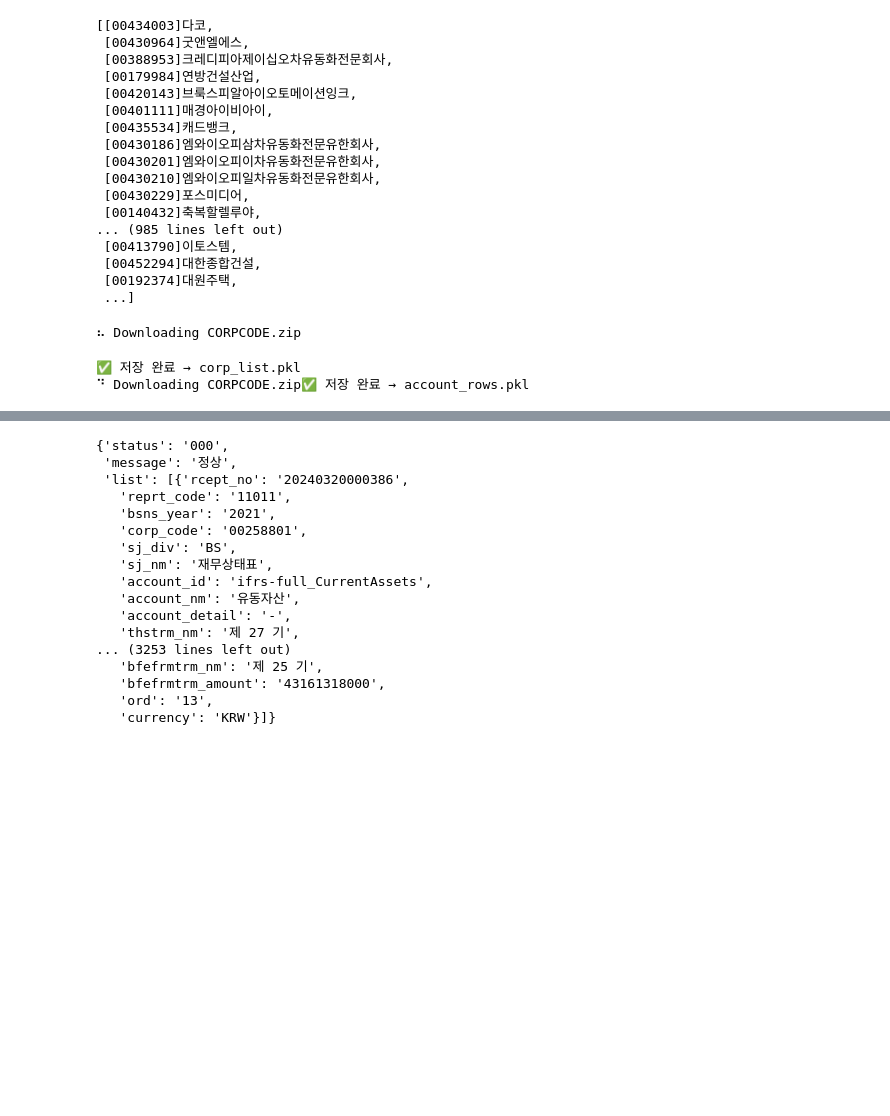
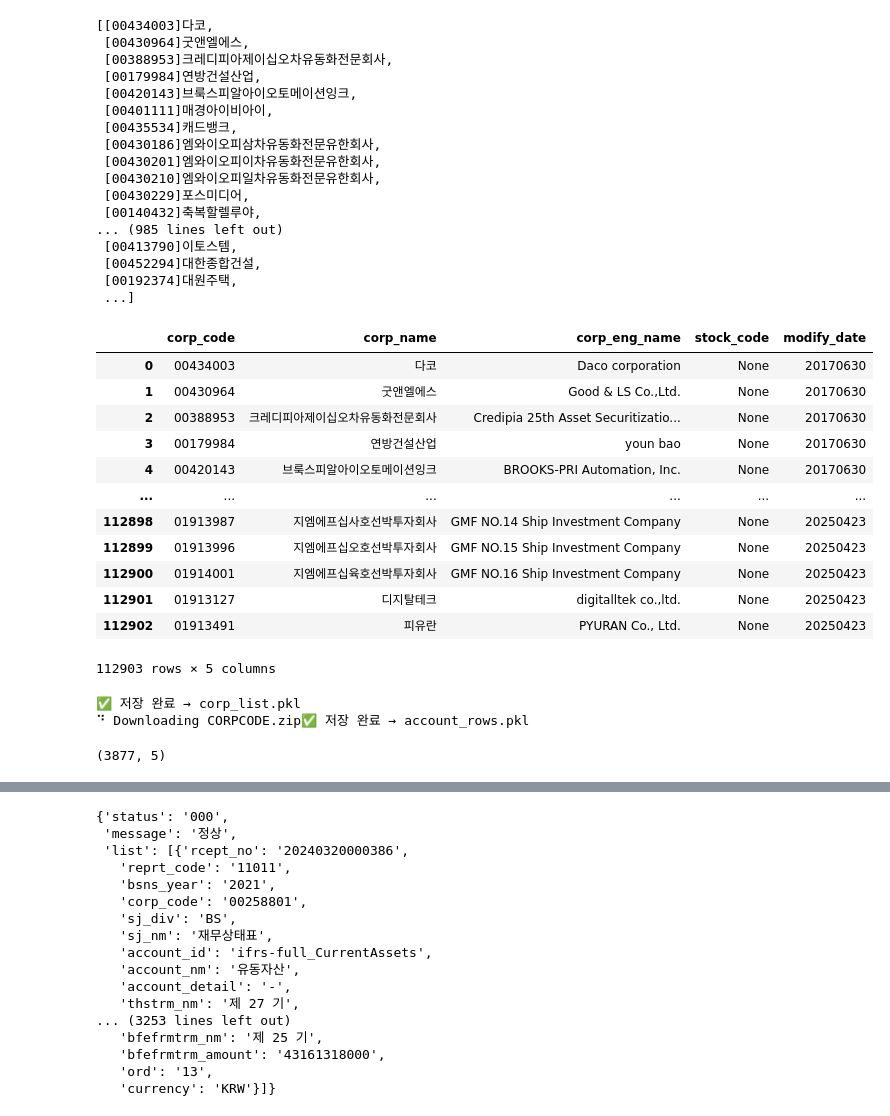
Before and after one commit to Eunhye1109/Practical-Project, a Jupyter notebook: DART_API_활용_컬럼_추출.ipynb, the cells around one changed output, grey strips where cells are left out. Drawn from its saved outputs; the diff is of its cells as text; code cells hidden in the pictures; blank space fills up the shorter version.

```diff
--- a/DART_API_활용_컬럼_추출.ipynb
+++ b/DART_API_활용_컬럼_추출.ipynb
@@ -96,10 +96,23 @@ corp_list.corps
 # %%
 all = dart_fss.api.filings.get_corp_code()
 all[0]
 
 df = pd.DataFrame(all)
+df
 # %% [output]
+|  | corp_code | corp_name | corp_eng_name | stock_code | modify_date |
+| 0 | 00434003 | 다코 | Daco corporation | None | 20170630 |
+| 1 | 00430964 | 굿앤엘에스 | Good & LS Co.,Ltd. | None | 20170630 |
+| 2 | 00388953 | 크레디피아제이십오차유동화전문회사 | Credipia 25th Asset Securitizatio... | None | 20170630 |
+| 3 | 00179984 | 연방건설산업 | youn bao | None | 20170630 |
+| 4 | 00420143 | 브룩스피알아이오토메이션잉크 | BROOKS-PRI Automation, Inc. | None | 20170630 |
+| ... | ... | ... | ... | ... | ... |
+| 112898 | 01913987 | 지엠에프십사호선박투자회사 | GMF NO.14 Ship Investment Company | None | 20250423 |
+| 112899 | 01913996 | 지엠에프십오호선박투자회사 | GMF NO.15 Ship Investment Company | None | 20250423 |
+| 112900 | 01914001 | 지엠에프십육호선박투자회사 | GMF NO.16 Ship Investment Company | None | 20250423 |
+| 112901 | 01913127 | 디지탈테크 | digitalltek co.,ltd. | None | 20250423 |
+| 112902 | 01913491 | 피유란 | PYURAN Co., Ltd. | None | 20250423 |
-⠦ Downloading CORPCODE.zip
+112903 rows × 5 columns
 # %%
 corp_list_save = save_pickle(df, 'corp_list.pkl')
 account_rows_save = save_pickle(account_rows, 'account_rows.pkl')
@@ -107,5 +120,9 @@ account_rows_save = save_pickle(account_rows, 'account_rows.pkl')
 ✅ 저장 완료 → corp_list.pkl
 ⠙ Downloading CORPCODE.zip✅ 저장 완료 → account_rows.pkl
 # %%
+# 전체 기업중 상장사만 선택
 all_listed_corps = df[df['stock_code'].notnull()]
+all_listed_corps.shape
+# %% [output]
+(3877, 5)
 # %%
```
Also changed, not shown: parts of 6 cells of this notebook.
